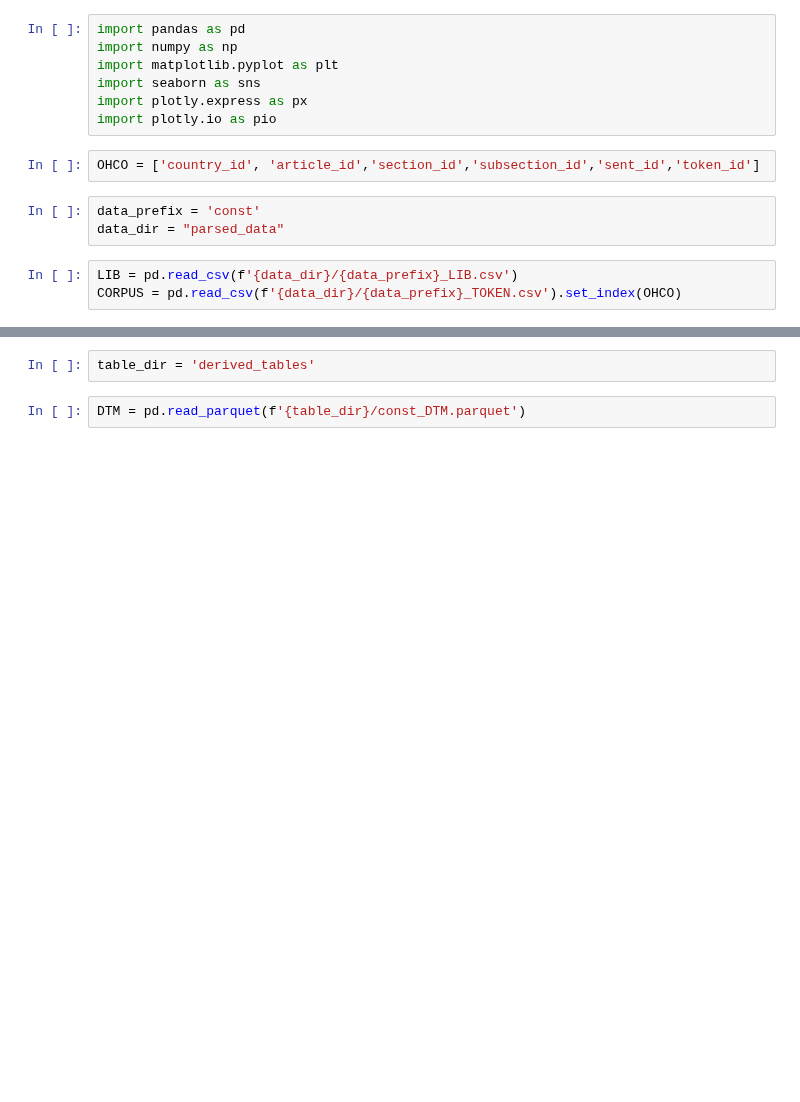
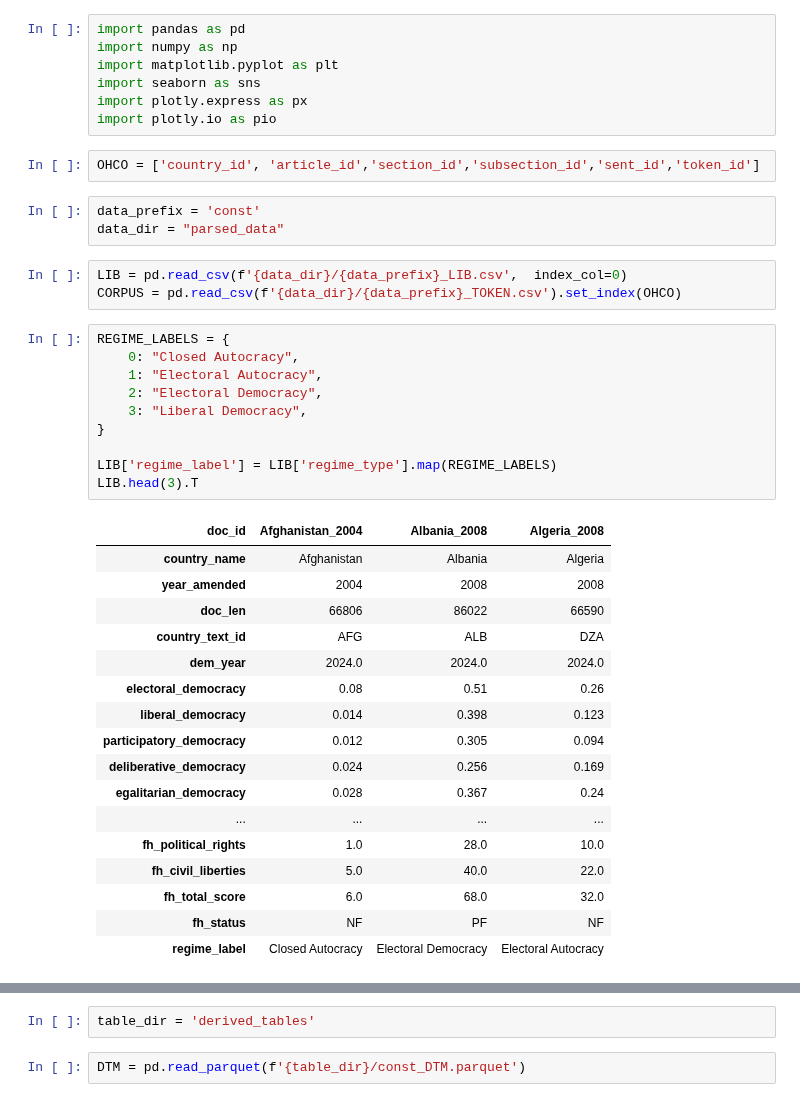
Before and after one commit to Arocha09/constitution_analysis, a Jupyter notebook: PCA.ipynb, the cells around one changed output, grey strips where cells are left out. Drawn from its saved outputs; the diff is of its cells as text; blank space fills up the shorter version.

```diff
--- a/PCA.ipynb
+++ b/PCA.ipynb
@@ -11,6 +11,34 @@ OHCO = ['country_id', 'article_id','section_id','subsection_id','sent_id','token
 data_prefix = 'const'
 data_dir = "parsed_data"
 # %%
-LIB = pd.read_csv(f'{data_dir}/{data_prefix}_LIB.csv')
+LIB = pd.read_csv(f'{data_dir}/{data_prefix}_LIB.csv',  index_col=0)
 CORPUS = pd.read_csv(f'{data_dir}/{data_prefix}_TOKEN.csv').set_index(OHCO)
+# %%
+REGIME_LABELS = {
+    0: "Closed Autocracy",
+    1: "Electoral Autocracy",
+    2: "Electoral Democracy",
+    3: "Liberal Democracy",
+}
+
+LIB['regime_label'] = LIB['regime_type'].map(REGIME_LABELS)
+LIB.head(3).T
+# %% [output]
+| doc_id | Afghanistan_2004 | Albania_2008 | Algeria_2008 |
+| country_name | Afghanistan | Albania | Algeria |
+| year_amended | 2004 | 2008 | 2008 |
+| doc_len | 66806 | 86022 | 66590 |
+| country_text_id | AFG | ALB | DZA |
+| dem_year | 2024.0 | 2024.0 | 2024.0 |
+| electoral_democracy | 0.08 | 0.51 | 0.26 |
+| liberal_democracy | 0.014 | 0.398 | 0.123 |
+| participatory_democracy | 0.012 | 0.305 | 0.094 |
+| deliberative_democracy | 0.024 | 0.256 | 0.169 |
+| egalitarian_democracy | 0.028 | 0.367 | 0.24 |
+| ... | ... | ... | ... |
+| fh_political_rights | 1.0 | 28.0 | 10.0 |
+| fh_civil_liberties | 5.0 | 40.0 | 22.0 |
+| fh_total_score | 6.0 | 68.0 | 32.0 |
+| fh_status | NF | PF | NF |
+| regime_label | Closed Autocracy | Electoral Democracy | Electoral Autocracy |
 # %%
```
Also changed, not shown: parts of 21 cells of this notebook, 13 other files.
